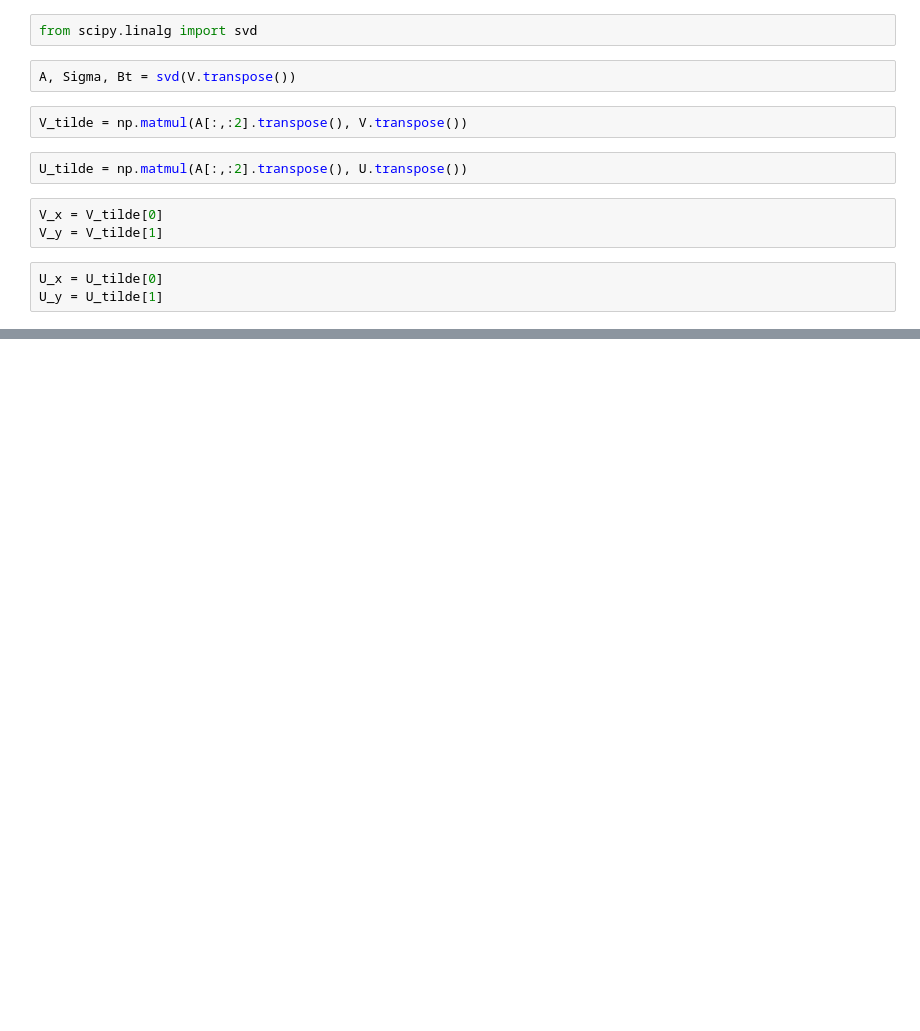
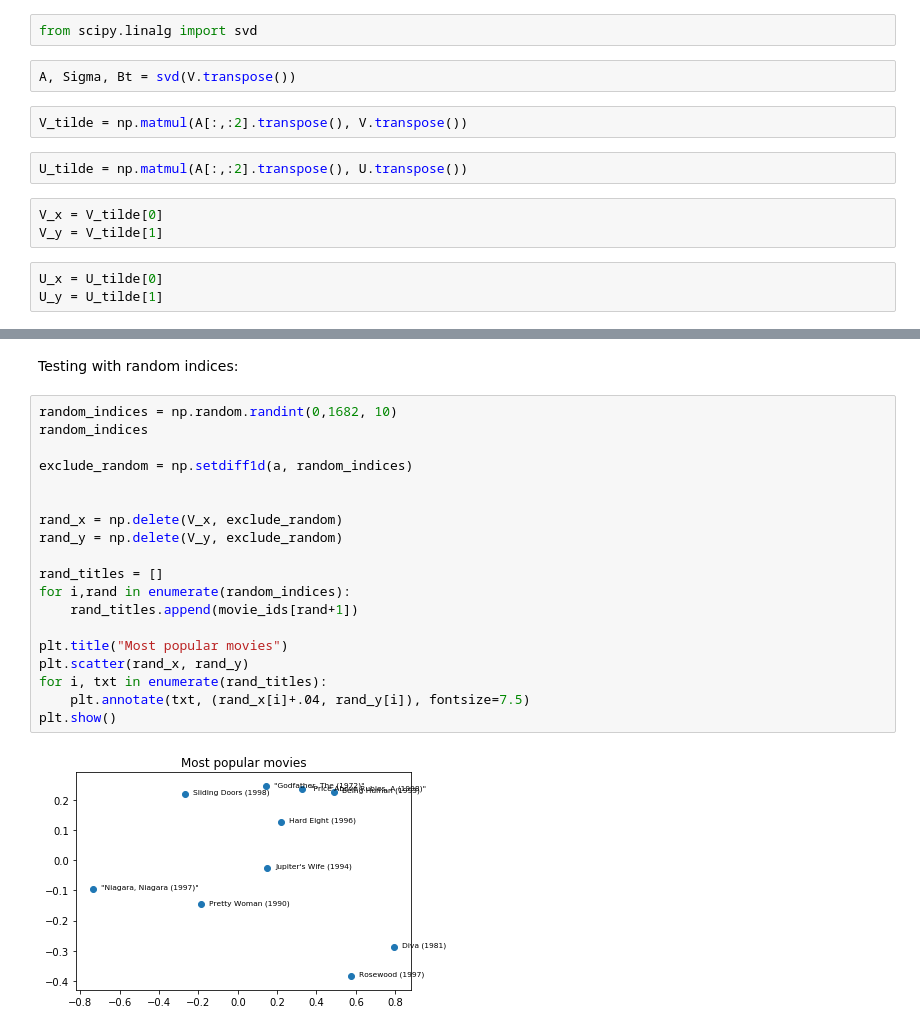
Before and after one commit to danezhou/CS155_Project2, a Jupyter notebook: Matrix Factorization 1c.ipynb, the cells around one changed output, grey strips where cells are left out. Drawn from its saved outputs; the diff is of its cells as text; blank space fills up the shorter version.

```diff
--- a/Matrix Factorization 1c.ipynb
+++ b/Matrix Factorization 1c.ipynb
@@ -191,0 +274,23 @@ plt.scatter(U_x, U_y)
+# %% [markdown]
+Testing with random indices:
+# %%
+random_indices = np.random.randint(0,1682, 10)
+random_indices
+
+exclude_random = np.setdiff1d(a, random_indices)
+
+
+rand_x = np.delete(V_x, exclude_random)
+rand_y = np.delete(V_y, exclude_random)
+
+rand_titles = []
+for i,rand in enumerate(random_indices):
+    rand_titles.append(movie_ids[rand+1])
+
+plt.title("Most popular movies")
+plt.scatter(rand_x, rand_y)
+for i, txt in enumerate(rand_titles):
+    plt.annotate(txt, (rand_x[i]+.04, rand_y[i]), fontsize=7.5)
+plt.show()
+# %% [output]
+[figure, added]
```
Also changed, not shown: parts of 15 cells of this notebook.
